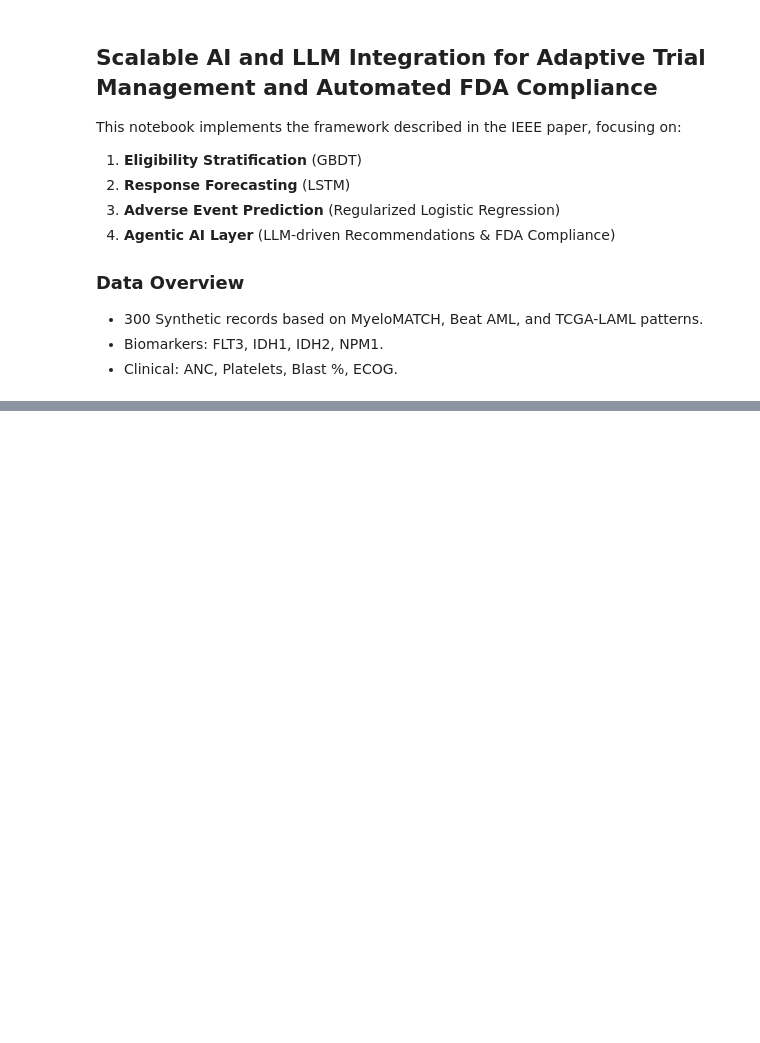
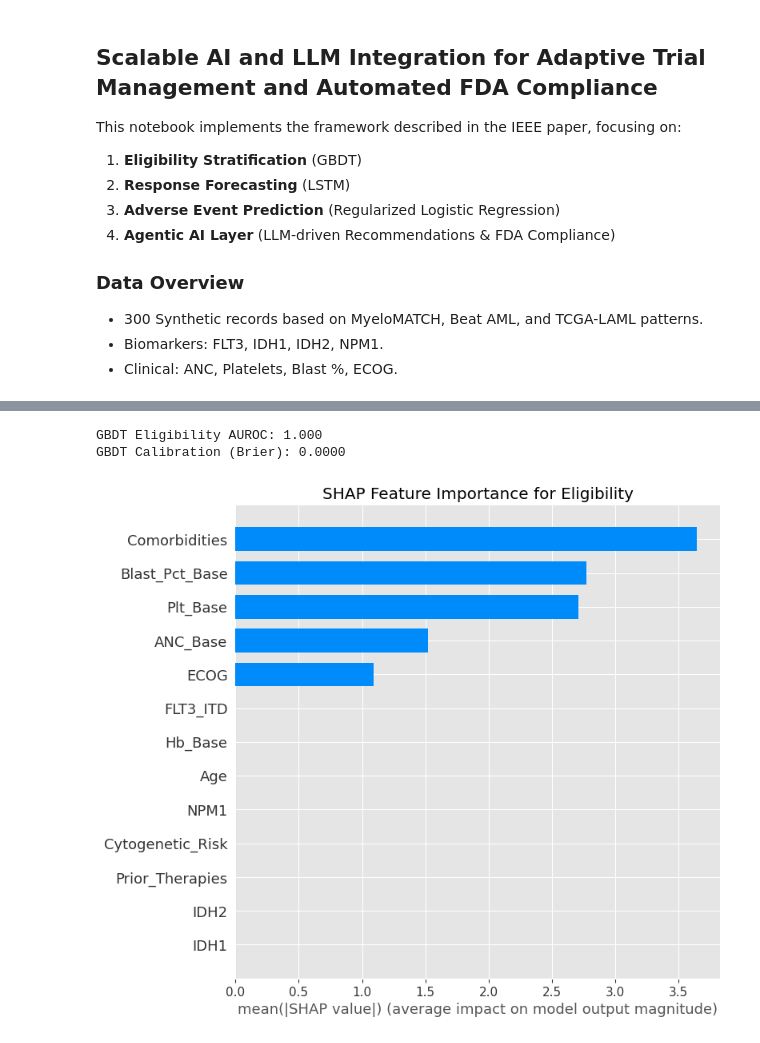
Before and after one commit to liame790/MyeloidOncology_AI, a Jupyter notebook: MyeloidOncology_AI_Framework.ipynb, the cells around one changed output, grey strips where cells are left out. Saved outputs shown, nothing was run; the diff lists cells and outputs as text; code cells hidden in the pictures; blank space fills up the shorter version.

```diff
--- a/MyeloidOncology_AI_Framework.ipynb
+++ b/MyeloidOncology_AI_Framework.ipynb
@@ -42,36 +51,40 @@ df.head()
 # %%
 # 1. Eligibility Stratification (GBDT)
 # Features for Eligibility
 elig_features = ['Age', 'ECOG', 'Blast_Pct_Base', 'ANC_Base', 'Plt_Base', 'Hb_Base',
                  'FLT3_ITD', 'IDH1', 'IDH2', 'NPM1', 'Prior_Therapies', 'Comorbidities']
 X_elig = df[elig_features]
 y_elig = df['Eligible']
 
-# Encode categorical (if any, though here they are mostly numeric/binary)
+# Encode categorical
 # Cytogenetic_Risk is categorical
 le = LabelEncoder()
 X_elig['Cytogenetic_Risk'] = le.fit_transform(df['Cytogenetic_Risk'])
 
 X_train_e, X_test_e, y_train_e, y_test_e = train_test_split(X_elig, y_elig, test_size=0.2, random_state=seed)
 
-# Train XGBoost
-model_gbdt = xgb.XGBClassifier(n_estimators=100, max_depth=4, learning_rate=0.1, random_state=seed)
+# Train GradientBoostingClassifier (Scikit-learn)
+model_gbdt = GradientBoostingClassifier(n_estimators=100, max_depth=4, learning_rate=0.1, random_state=seed)
 model_gbdt.fit(X_train_e, y_train_e)
 
 # Eval
 y_pred_e = model_gbdt.predict_proba(X_test_e)[:, 1]
 auc_e = roc_auc_score(y_test_e, y_pred_e)
 brier_e = brier_score_loss(y_test_e, y_pred_e)
 
 print(f"GBDT Eligibility AUROC: {auc_e:.3f}")
-print(f"GBDT Calibration (Brier): {brier_e:.40f}")
+print(f"GBDT Calibration (Brier): {brier_e:.4f}")
 
 # SHAP Interpretability
-explainer = shap.TreeExplainer(model_gbdt)
-shap_values = explainer.shap_values(X_test_e)
+explainer = shap.Explainer(model_gbdt)
+shap_values = explainer(X_test_e)
 shap.summary_plot(shap_values, X_test_e, plot_type="bar", show=False)
 plt.title("SHAP Feature Importance for Eligibility")
 plt.show()
+# %% [output]
+GBDT Eligibility AUROC: 1.000
+GBDT Calibration (Brier): 0.0000
+[figure, added]
 # %%
 # 2. Temporal Response Prediction (LSTM)
 # Time-series features: ANC (D1, D8, D15), Plt (D1, D8, D15), Blast (D1, D15)
```
Also changed, not shown: parts of 6 cells of this notebook, 1 other file.
